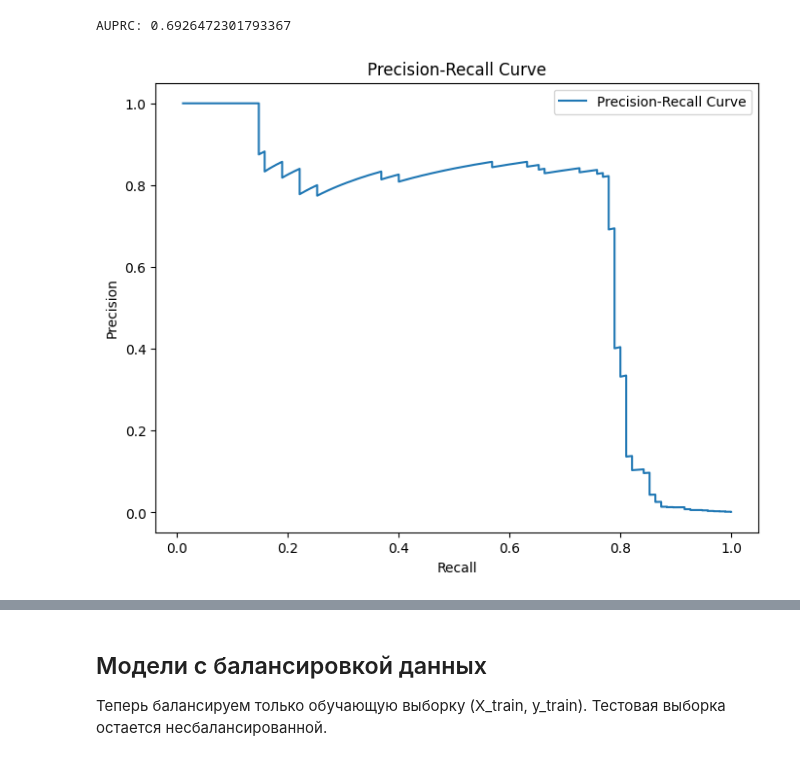
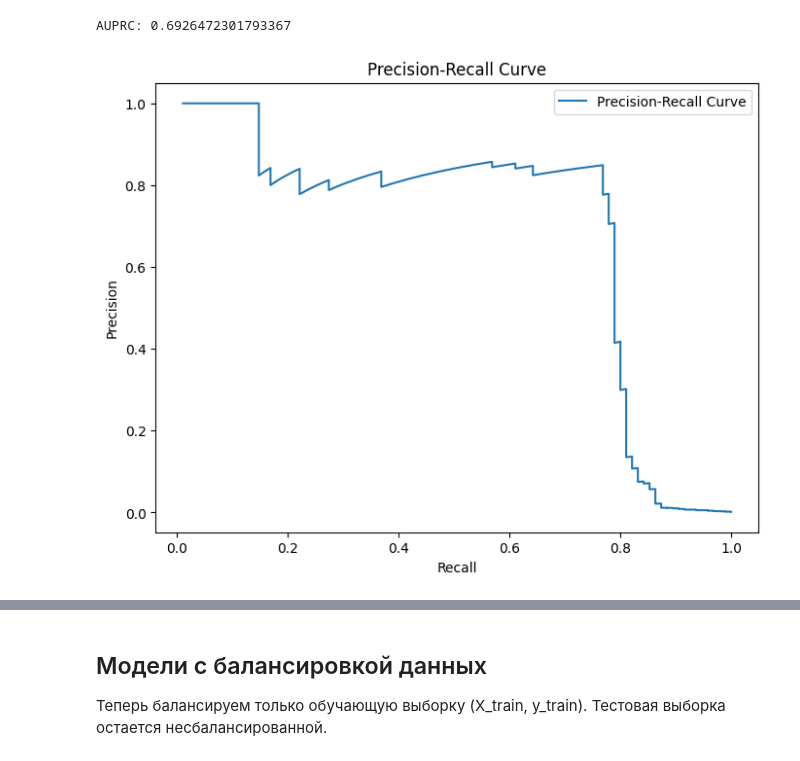
Before and after one commit to skytecat/FraudDetection, a Jupyter notebook: FraudDetection.ipynb, the cells around one changed output, grey strips where cells are left out. Saved outputs shown, nothing was run; the diff lists cells and outputs as text; code cells hidden in the pictures.

```diff
--- a/FraudDetection.ipynb
+++ b/FraudDetection.ipynb
@@ -456,0 +463,4 @@ base_model = LogisticRegression(max_iter=1000)
+# %%
+y_probs = base_model.predict_proba(X_test)[:, 1]
+precision, recall, _ = precision_recall_curve(y_test, y_probs)
+auprc_base = auc(recall, precision)
@@ -475,17 +490,17 @@ f1: 0.722
 recall: 0.619
 precision: 0.871
 # %%
-base_model.fit(X_train, y_train)
-test_pred = base_model.predict(X_test)
-precision, recall, _ = precision_recall_curve(y_test, test_pred)
+# base_model.fit(X_train, y_train)
+# test_pred = base_model.predict(X_test)
+# precision, recall, _ = precision_recall_curve(y_test, test_pred)
 
-auprc_base = auc(recall, precision)
-f1_base = f1_score(y_test, test_pred)
-prec_base = precision_score(y_test, test_pred)
-recall_base = recall_score(y_test, test_pred)
+# auprc_base = auc(recall, precision)
+# f1_base = f1_score(y_test, test_pred)
+# prec_base = precision_score(y_test, test_pred)
+# recall_base = recall_score(y_test, test_pred)
 
-print(f'F1: {f1_base}')
-print(f'AUPRC: {auprc_base}')
+# print(f'F1: {f1_base}')
+# print(f'AUPRC: {auprc_base}')
 # %% [output]
 F1: 0.6875
 AUPRC: 0.7129030550370705
@@ -538,15 +576,15 @@ GridSearchCV(cv=5, estimator=LogisticRegression(random_state=42), n_jobs=-1,
 ### Подбор порога классификации
 Подбор оптимального порога с помощью кросс-валидации
 # %%
-# Получение вероятностей с помощью кросс-валидации
-y_train_proba = cross_val_predict(grid_search, X_train, y_train, method='predict_proba', cv=5)[:, 1]
+# # Получение вероятностей с помощью кросс-валидации
+# y_train_proba = cross_val_predict(grid_search, X_train, y_train, method='predict_proba', cv=5)[:, 1]
 
-# Подбор порога
-precision, recall, thresholds = precision_recall_curve(y_train, y_train_proba)
-f1_scores = 2 * (precision[:-1] * recall[:-1]) / (precision[:-1] + recall[:-1])
-optimal_threshold = thresholds[np.argmax(f1_scores)]
+# # Подбор порога
+# precision, recall, thresholds = precision_recall_curve(y_train, y_train_proba)
+# f1_scores = 2 * (precision[:-1] * recall[:-1]) / (precision[:-1] + recall[:-1])
+# optimal_threshold = thresholds[np.argmax(f1_scores)]
 
-print("Optimal threshold:", optimal_threshold)
+# print("Optimal threshold:", optimal_threshold)
 # %% [output]
 Optimal threshold: 0.07370054719300932
 # %%
@@ -586,14 +624,14 @@ print("AUPRC:", auprc)
 AUPRC: 0.6926472301793367
 # %%
 plt.figure(figsize=(8, 6))
-plt.plot(recall1[:-1], precision1[:-1], label="Precision-Recall Curve")
+plt.plot(recall[:-1], precision[:-1], label="Precision-Recall Curve")
 plt.xlabel("Recall")
 plt.ylabel("Precision")
 plt.title("Precision-Recall Curve")
 plt.legend()
 plt.show()
 # %% [output]
-[figure, old version]
+[figure, new version]
 # %%
 # # ndf = [(rf_Recall, rf_Precision, rf_f1, rf_accuracy)]
 ndf = [(recall_base, prec_base, f1_base, auprc_base)]
```
Also changed, not shown: parts of 28 cells of this notebook.
